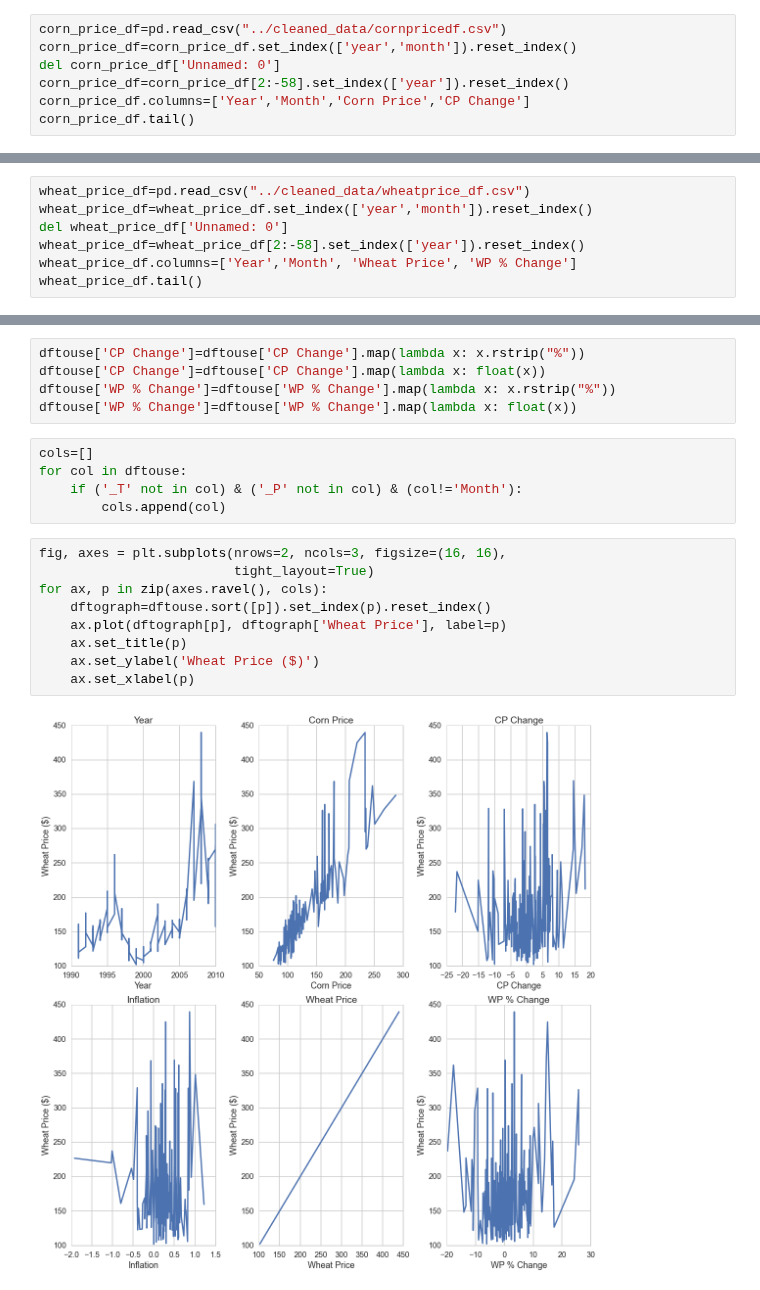
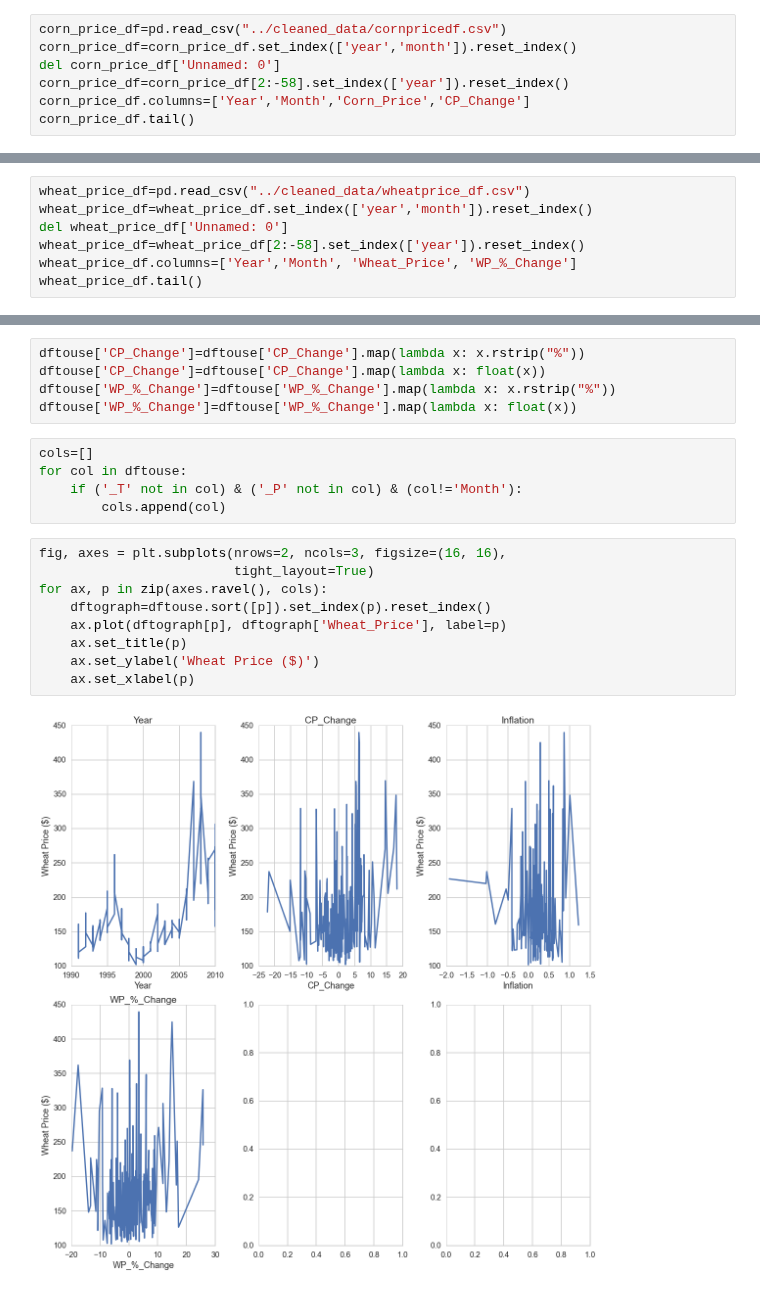
Before and after one commit to dwang953/109-Project, a Jupyter notebook: working_notebooks/Exploratory Data Analysis.ipynb, the cells around one changed output, grey strips where cells are left out. Drawn from its saved outputs; the diff is of its cells as text.

```diff
--- a/working_notebooks/Exploratory Data Analysis.ipynb
+++ b/working_notebooks/Exploratory Data Analysis.ipynb
@@ -23,6 +23,6 @@ corn_price_df=pd.read_csv("../cleaned_data/cornpricedf.csv")
 corn_price_df=corn_price_df.set_index(['year','month']).reset_index()
 del corn_price_df['Unnamed: 0']
 corn_price_df=corn_price_df[2:-58].set_index(['year']).reset_index()
-corn_price_df.columns=['Year','Month','Corn Price','CP Change']
+corn_price_df.columns=['Year','Month','Corn_Price','CP_Change']
 corn_price_df.tail()
 # %% [output]
@@ -168,6 +168,6 @@ wheat_price_df=pd.read_csv("../cleaned_data/wheatprice_df.csv")
 wheat_price_df=wheat_price_df.set_index(['year','month']).reset_index()
 del wheat_price_df['Unnamed: 0']
 wheat_price_df=wheat_price_df[2:-58].set_index(['year']).reset_index()
-wheat_price_df.columns=['Year','Month', 'Wheat Price', 'WP % Change']
+wheat_price_df.columns=['Year','Month', 'Wheat_Price', 'WP_%_Change']
 wheat_price_df.tail()
 # %% [output]
@@ -198,10 +198,10 @@ dftouse.to_csv('../cleaned_data/dftouse.csv')
 # %% [markdown]
 We next generate graphs relating each variable, excluding temperature and precipitation, to Wheat Price. Hopefully we will be able to see some correlation in a few factors, which we will be able to use in our model. We will also skip month for now because they repeat, so a scatter plot would be more appropriate. We also need to clean the percent change of wheat and corn a little more to be able to plot it.
 # %%
-dftouse['CP Change']=dftouse['CP Change'].map(lambda x: x.rstrip("%"))
-dftouse['CP Change']=dftouse['CP Change'].map(lambda x: float(x))
-dftouse['WP % Change']=dftouse['WP % Change'].map(lambda x: x.rstrip("%"))
-dftouse['WP % Change']=dftouse['WP % Change'].map(lambda x: float(x))
+dftouse['CP_Change']=dftouse['CP_Change'].map(lambda x: x.rstrip("%"))
+dftouse['CP_Change']=dftouse['CP_Change'].map(lambda x: float(x))
+dftouse['WP_%_Change']=dftouse['WP_%_Change'].map(lambda x: x.rstrip("%"))
+dftouse['WP_%_Change']=dftouse['WP_%_Change'].map(lambda x: float(x))
 # %%
 cols=[]
 for col in dftouse:
@@ -210,11 +210,11 @@ for col in dftouse:
 # %%
 fig, axes = plt.subplots(nrows=2, ncols=3, figsize=(16, 16),
                          tight_layout=True)
 for ax, p in zip(axes.ravel(), cols):
     dftograph=dftouse.sort([p]).set_index(p).reset_index()
-    ax.plot(dftograph[p], dftograph['Wheat Price'], label=p)
+    ax.plot(dftograph[p], dftograph['Wheat_Price'], label=p)
     ax.set_title(p)
     ax.set_ylabel('Wheat Price ($)')
     ax.set_xlabel(p)
 # %% [output]
-[figure, old version]
+[figure, new version]
```
Also changed, not shown: parts of 21 cells of this notebook, 1 other file.
